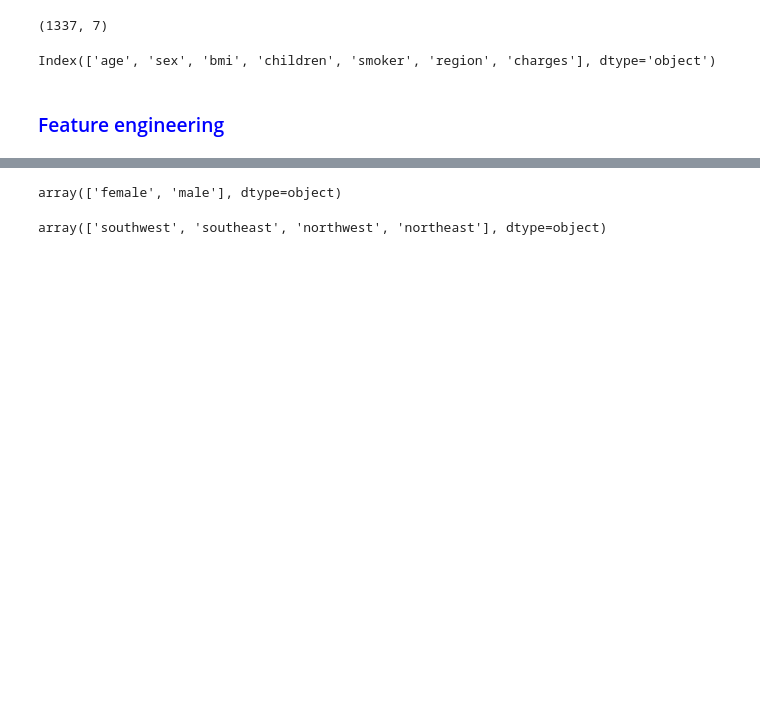
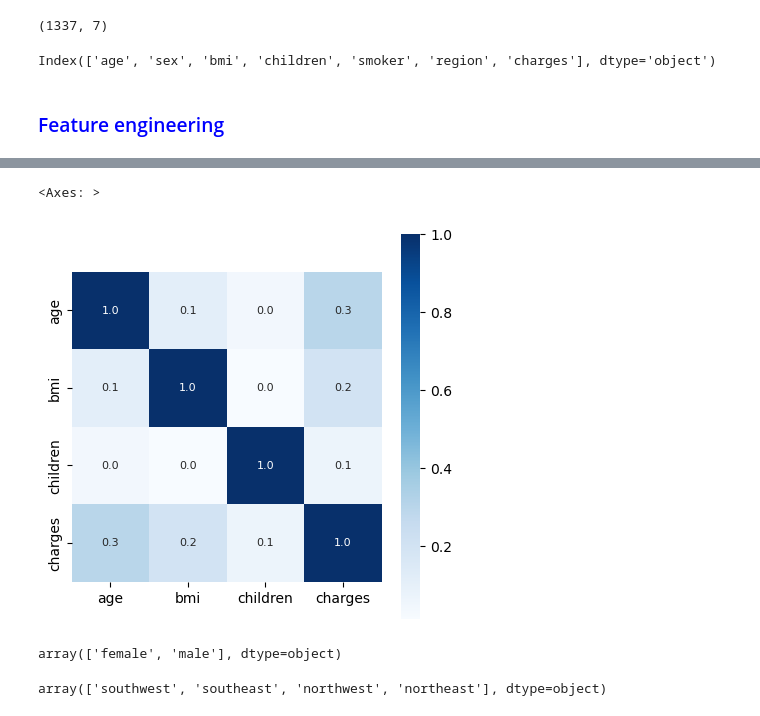
Before and after one commit to Abdul-kayyum/Insurance-premium-prediction, a Jupyter notebook: notebook/insurance_premium_prediction.ipynb, the cells around one changed output, grey strips where cells are left out. Drawn from its saved outputs; the diff is of its cells as text; code cells hidden in the pictures; blank space fills up the shorter version.

```diff
--- a/notebook/insurance_premium_prediction.ipynb
+++ b/notebook/insurance_premium_prediction.ipynb
@@ -123,3 +108,4 @@ for x in x_axis:
 # %%
-# correlation = df1.corr()
-# correlation
+df_corr = df1[['age','bmi','children','charges']]
+correlation = df_corr.corr()
+correlation
@@ -126,6 +118,9 @@ for x in x_axis:
 # %%
-# plt.figure(figsize=(5,5))
-# sns.heatmap(correlation, cbar=True, square=True, fmt='.1f', annot=True, annot_kws={'size':8},cmap='Blues')
+plt.figure(figsize=(5,5))
+sns.heatmap(correlation, cbar=True, square=True, fmt='.1f', annot=True, annot_kws={'size':8},cmap='Blues')
+# %% [output]
+<Axes: >
+[figure, added]
 # %%
 df1.sex.unique()
 # %% [output]
```
Also changed, not shown: parts of 18 cells of this notebook.
